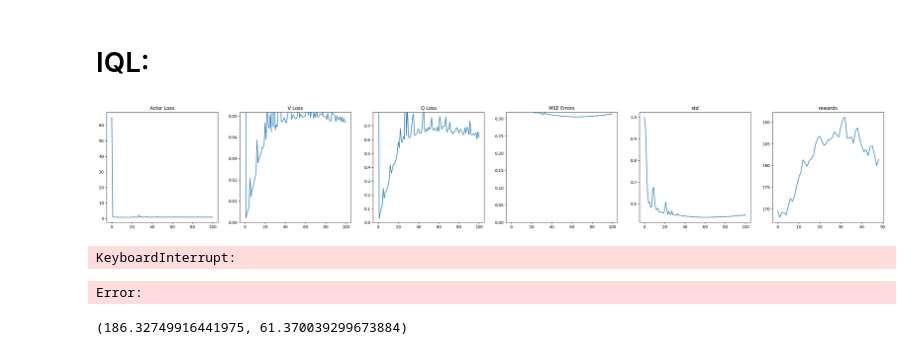
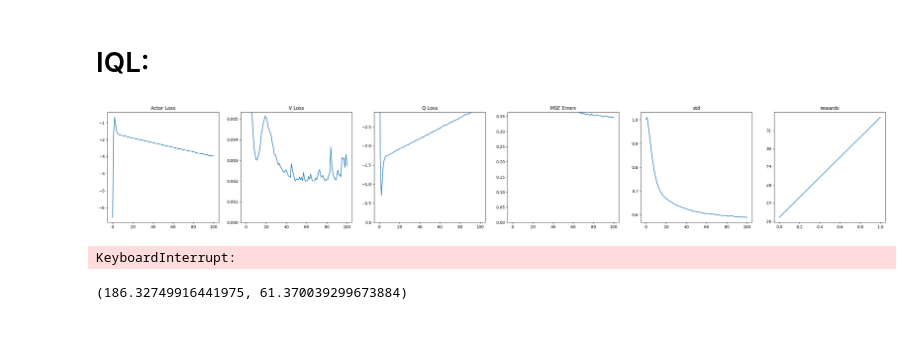
Before and after one commit to TheSun00000/fre_experiments, a Jupyter notebook: iql_dmc.ipynb, the cells around one changed output. Drawn from its saved outputs; the diff is of its cells as text; code cells hidden in the pictures.

Commit message:
add ddpg+bc implementation

```diff
--- a/iql_dmc.ipynb
+++ b/iql_dmc.ipynb
@@ -251,15 +251,15 @@ def smooth_and_downsample(losses, smoothing=0.9, max_points=100):
     downsample = max(1, len(smoothed) // max_points)  # Ensure at least 1
     return smoothed[::downsample]
 # %%
-def get_iql_training_data(batch_size, num_states):
+def get_iql_training_data(batch_size):
 
-    trajectory_idx = torch.randint(0, num_trajectories, (batch_size*num_states,))
-    state_idx = torch.randint(0, len_trajectory, (batch_size*num_states,)) % (len_trajectory - 1)
+    trajectory_idx = torch.randint(0, num_trajectories, (batch_size,))
+    state_idx = torch.randint(0, len_trajectory, (batch_size,)) % (len_trajectory - 1)
 
-    states = dataset_trajectories[trajectory_idx, state_idx].reshape(batch_size, num_states, obs_dim)
-    next_states = dataset_trajectories[trajectory_idx, state_idx+1].reshape(batch_size, num_states, obs_dim)
-    actions = dataset_actions[trajectory_idx, state_idx].reshape(batch_size, num_states, ACTION_DIM)
-    masks = ~dataset_timeouts[trajectory_idx, state_idx+1].reshape(batch_size, num_states, 1)
+    states = dataset_trajectories[trajectory_idx, state_idx].reshape(batch_size, obs_dim)
+    next_states = dataset_trajectories[trajectory_idx, state_idx+1].reshape(batch_size, obs_dim)
+    actions = dataset_actions[trajectory_idx, state_idx].reshape(batch_size, ACTION_DIM)
+    masks = ~dataset_timeouts[trajectory_idx, state_idx+1].reshape(batch_size, 1)
 
     rewards = reward_function(states).unsqueeze(-1)
 
@@ -288,21 +288,21 @@ stds = []
 rewards = []
 # %%
 config = {
-    'expectile': 0.8,
-    'temperature': 3.0,
+    'expectile': 0.9,
+    'temperature': 10.0,
     'discount': 0.99,
     'tau': 0.005,
+
+    'bc_coefficient': 0.01
 }
 
-iql_batch_size = 32
-iql_num_states = 512
+iql_batch_size = 1024
 
 
 for timestep in tqdm(range(1000000)):
 
     batch = get_iql_training_data(
         batch_size=iql_batch_size,
-        num_states=iql_num_states
     )
 
 
@@ -350,13 +350,32 @@ for timestep in tqdm(range(1000000)):
 
     # Actor Loss ############################################
 
+    EPOLICY_EXTRACTION_METHON = 'ddpg' # awr |  ddpg
 
-    actions = batch['actions']
-    exp_a = torch.exp(adv.detach() * config['temperature']).clamp(max=100)
+    if EPOLICY_EXTRACTION_METHON == 'awr':
+        v = iql_agent.get_value(batch['states'])
+        q1, q2 = iql_agent.get_critic(batch['states'], batch['actions'])
+        q = torch.minimum(q1, q2)
+        adv = q - v
 
-    dist = iql_agent.get_actor(batch['states'])
-    log_probs = dist.log_prob(actions)
-    actor_loss = -(exp_a * log_probs).mean()
+        actions = batch['actions']
+        exp_a = torch.exp(adv.detach() * config['temperature']).clamp(max=100)
+
+        dist = iql_agent.get_actor(batch['states'])
+        log_probs = dist.log_prob(actions)
+        actor_loss = -(exp_a * log_probs).mean()
+
+    elif EPOLICY_EXTRACTION_METHON == 'ddpg':
+        dist = iql_agent.get_actor(batch['states'])
+        normalized_actions = torch.tanh(dist.loc)
+        q1, q2 = iql_agent.get_critic(batch['states'], batch['actions'])
+        q = (q1 + q2) / 2
+        q_loss = -q.mean()
+        log_probs = dist.log_prob(batch['actions'])
+        bc_loss = -((config['bc_coefficient'] * log_probs)).mean()
+
+        actor_loss = ((q_loss + bc_loss)).mean()
+
 
     iql_agent.actor.zero_grad(set_to_none=True)
     actor_loss.backward()
@@ -373,6 +392,7 @@ for timestep in tqdm(range(1000000)):
         'adv': adv.mean(),
         'mse_error': mse_error,
     }
+
 
     ########################################################################################
 
@@ -396,36 +416,35 @@ for timestep in tqdm(range(1000000)):
 
         clear_output(True)
         fig, axs = plt.subplots(1, 6, figsize=(35, 5))
 
         axs[0].plot(smooth_and_downsample(actor_losses))
         axs[1].set_ylim(0,max(actor_losses[-100:]))
         axs[0].set_title("Actor Loss")
 
         axs[1].plot(smooth_and_downsample(v_losses))
         axs[1].set_ylim(0,max(v_losses[-100:]))
         axs[1].set_title("V Loss")
 
         axs[2].plot(smooth_and_downsample(q_losses))
         axs[2].set_ylim(0,max(q_losses[-100:]))
         axs[2].set_title("Q Loss")
 
         axs[3].plot(smooth_and_downsample(mse_errors))
         axs[3].set_ylim(0,max(mse_errors[-100:]))
         axs[3].set_title("MSE Errors")
 
         axs[4].plot(smooth_and_downsample(stds))
         axs[4].set_title("std")
 
         axs[5].plot(smooth_and_downsample(rewards))
         axs[5].set_title("rewards")
 
         plt.show()
 
     # break
 # %% [output]
-[figure, old version]
+[figure, new version]
 KeyboardInterrupt:
-Error:
 # %%
 def timestep2obs(timestep):
     obs = np.concatenate([v if len(v.shape) != 0 else v.reshape(-1) for k, v in timestep.observation.items()])
```
Also changed, not shown: 1 other file.
